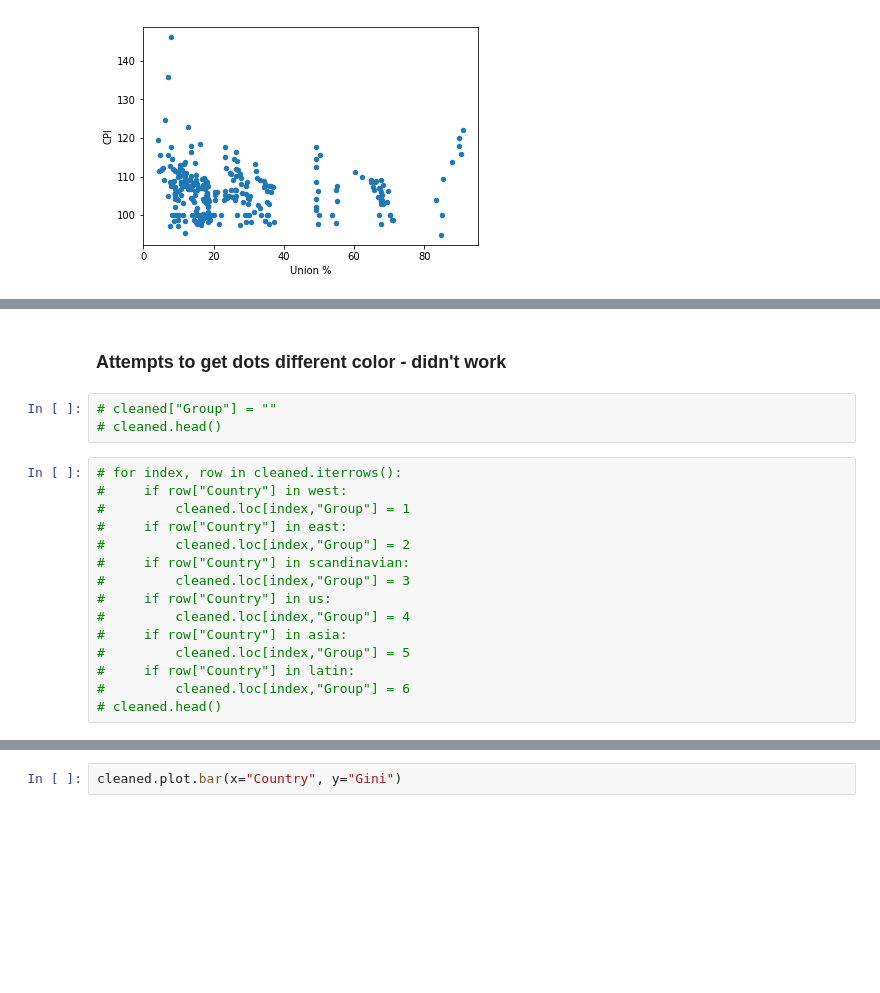
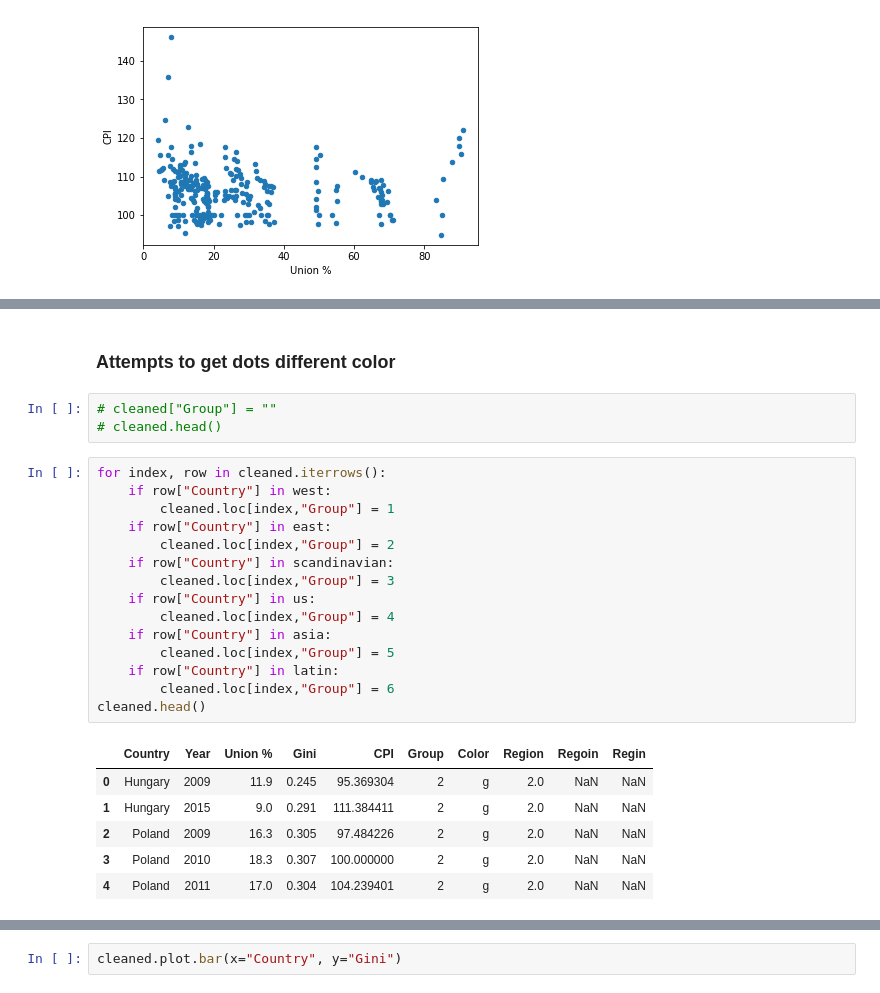
Before and after one commit to Simon-Xu-Lan/Data-Project-1-Income-Inequality, a Jupyter notebook: Tricia_code.ipynb, the cells around one changed output, grey strips where cells are left out. Saved outputs shown, nothing was run; the diff lists cells and outputs as text; blank space fills up the shorter version.

```diff
--- a/Tricia_code.ipynb
+++ b/Tricia_code.ipynb
@@ -261,22 +316,29 @@ plt.savefig('Union_CPI_Scatter.png')
 # %% [output]
 [figure]
 # %% [markdown]
-### Attempts to get dots different color - didn't work
+### Attempts to get dots different color
 # %%
 # cleaned["Group"] = ""
 # cleaned.head()
 # %%
-# for index, row in cleaned.iterrows():
-#     if row["Country"] in west:
-#         cleaned.loc[index,"Group"] = 1
-#     if row["Country"] in east:
-#         cleaned.loc[index,"Group"] = 2
-#     if row["Country"] in scandinavian:
-#         cleaned.loc[index,"Group"] = 3
-#     if row["Country"] in us:
-#         cleaned.loc[index,"Group"] = 4
-#     if row["Country"] in asia:
-#         cleaned.loc[index,"Group"] = 5
-#     if row["Country"] in latin:
-#         cleaned.loc[index,"Group"] = 6
-# cleaned.head()
+for index, row in cleaned.iterrows():
+    if row["Country"] in west:
+        cleaned.loc[index,"Group"] = 1
+    if row["Country"] in east:
+        cleaned.loc[index,"Group"] = 2
+    if row["Country"] in scandinavian:
+        cleaned.loc[index,"Group"] = 3
+    if row["Country"] in us:
+        cleaned.loc[index,"Group"] = 4
+    if row["Country"] in asia:
+        cleaned.loc[index,"Group"] = 5
+    if row["Country"] in latin:
+        cleaned.loc[index,"Group"] = 6
+cleaned.head()
+# %% [output]
+|  | Country | Year | Union % | Gini | CPI | Group | Color | Region | Regoin | Regin |
+| 0 | Hungary | 2009 | 11.9 | 0.245 | 95.369304 | 2 | g | 2.0 | NaN | NaN |
+| 1 | Hungary | 2015 | 9.0 | 0.291 | 111.384411 | 2 | g | 2.0 | NaN | NaN |
+| 2 | Poland | 2009 | 16.3 | 0.305 | 97.484226 | 2 | g | 2.0 | NaN | NaN |
+| 3 | Poland | 2010 | 18.3 | 0.307 | 100.000000 | 2 | g | 2.0 | NaN | NaN |
+| 4 | Poland | 2011 | 17.0 | 0.304 | 104.239401 | 2 | g | 2.0 | NaN | NaN |
```
Also changed, not shown: parts of 10 cells of this notebook, 1 other file.
